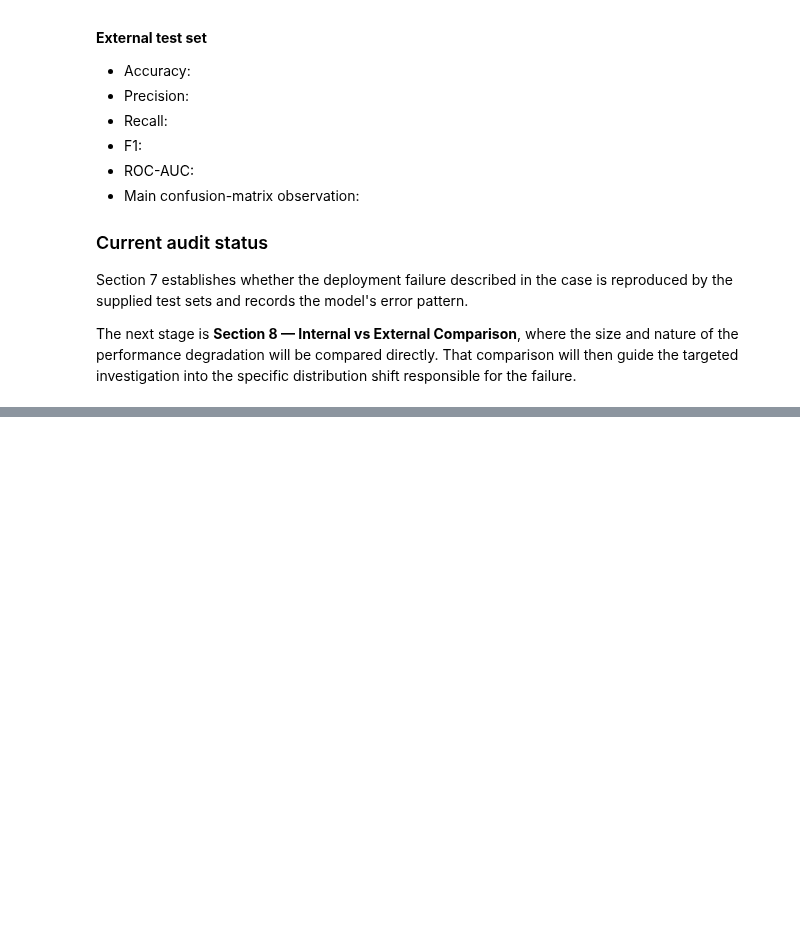
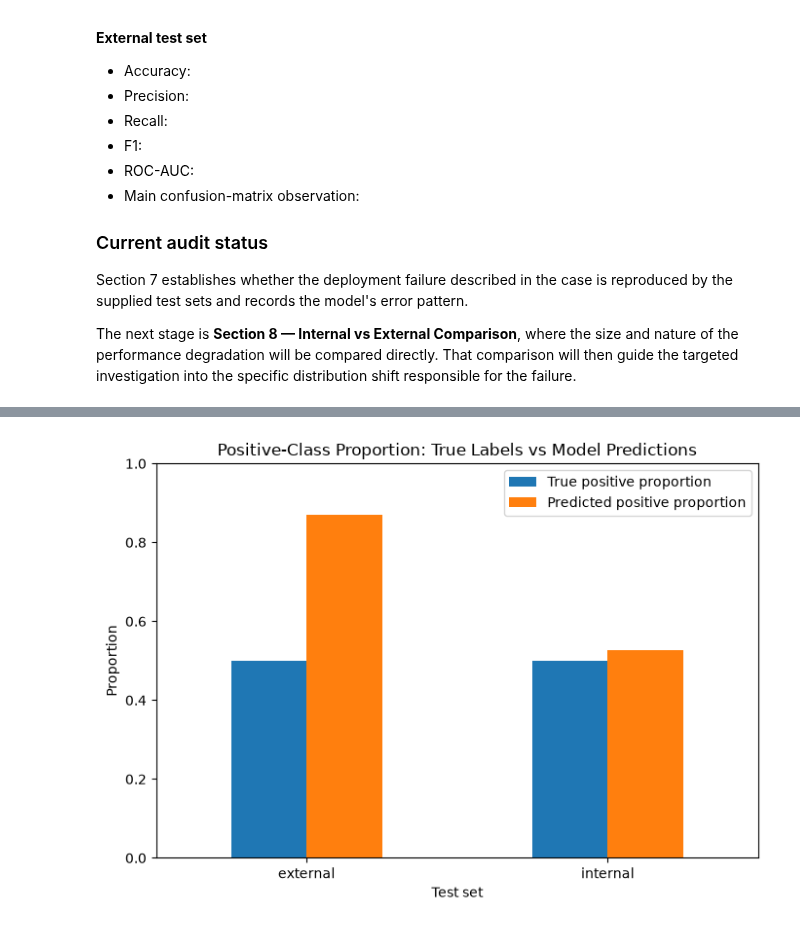
Before and after one commit to SamuelFleming/IFN680-S22026-Grp43, a Jupyter notebook: Assessment1/Project4/project4_code/case1.ipynb, the cells around one changed output, grey strips where cells are left out. Cells and saved outputs as stored; diff of their text form; code cells hidden in the pictures; blank space fills up the shorter version.

```diff
--- a/Assessment1/Project4/project4_code/case1.ipynb
+++ b/Assessment1/Project4/project4_code/case1.ipynb
@@ -796,0 +1024,25 @@ The next stage is **Section 8 — Internal vs External Comparison**, where the s
+# %%
+# Compare the proportion of images predicted as positive in each domain.
+positive_prediction_rates = (
+    prediction_distribution[
+        prediction_distribution["class_name"] == "positive"
+    ][["split", "true_proportion", "predicted_proportion"]]
+    .set_index("split")
+)
+
+ax = positive_prediction_rates.plot(
+    kind="bar",
+    figsize=(7, 5),
+)
+
+ax.set_title("Positive-Class Proportion: True Labels vs Model Predictions")
+ax.set_xlabel("Test set")
+ax.set_ylabel("Proportion")
+ax.set_ylim(0, 1.0)
+ax.tick_params(axis="x", rotation=0)
+ax.legend(["True positive proportion", "Predicted positive proportion"])
+
+plt.tight_layout()
+plt.show()
+# %% [output]
+[figure, added]
```
Also changed, not shown: parts of 23 cells of this notebook.
